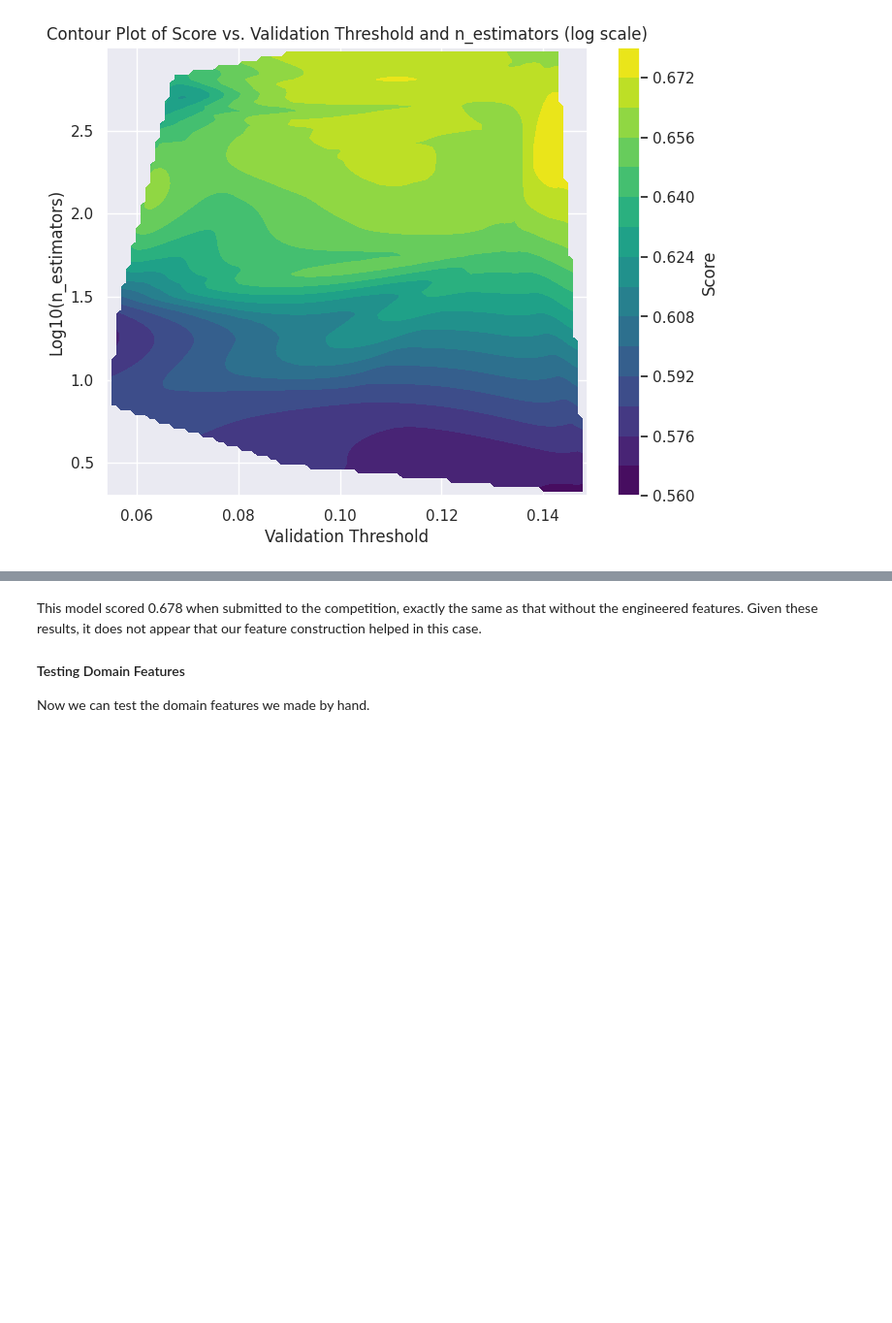
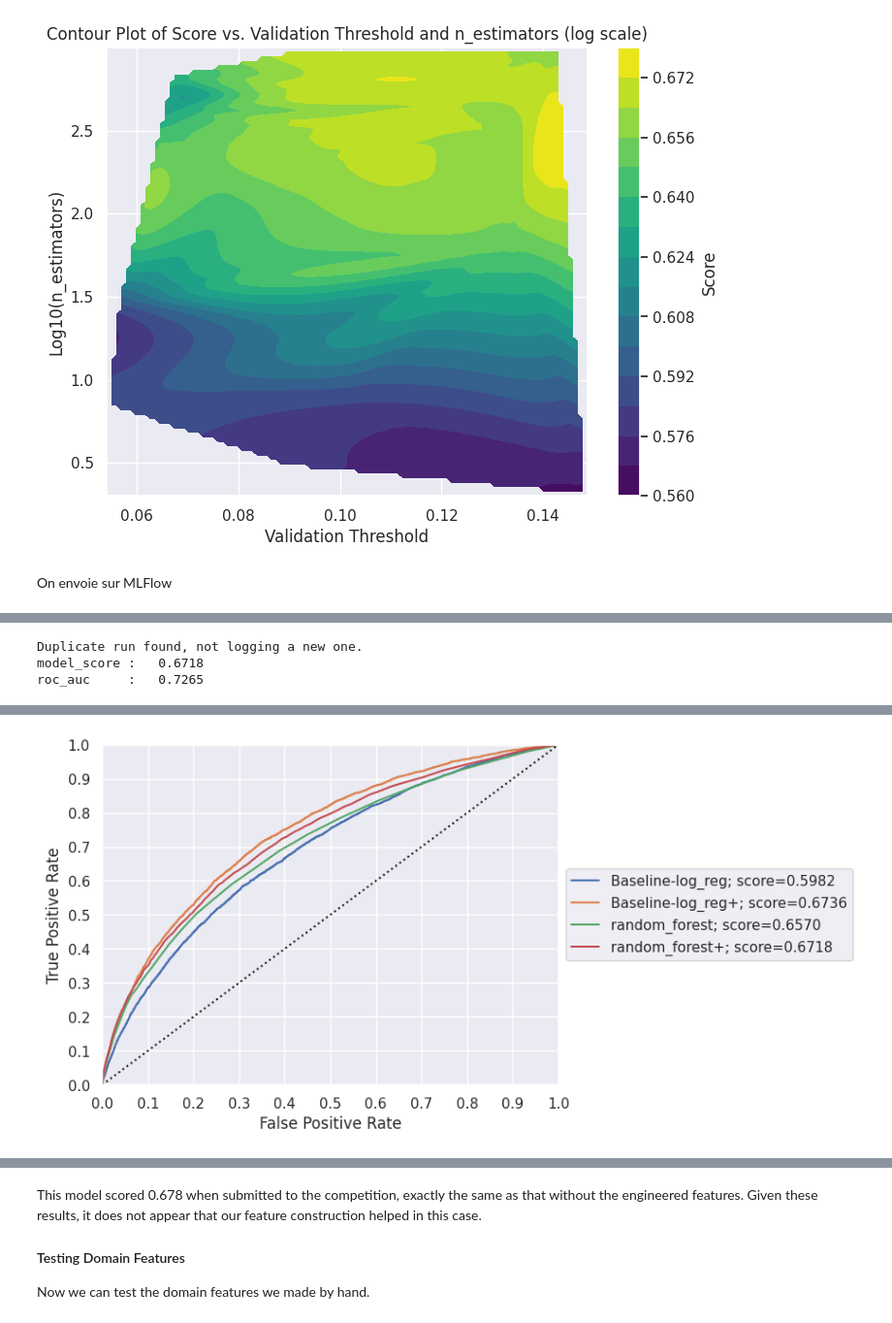
Before and after one commit to nicolascuervo/CreditScoring, a Jupyter notebook: notebooks/CUERVO_Nicolas_2_notebook_modélisation_092024.ipynb, the cells around one changed output, grey strips where cells are left out. Shown at 97% size. Saved outputs shown, nothing was run; the diff lists cells and outputs as text; code cells hidden in the pictures; blank space fills up the shorter version.

```diff
--- a/notebooks/CUERVO_Nicolas_2_notebook_modélisation_092024.ipynb
+++ b/notebooks/CUERVO_Nicolas_2_notebook_modélisation_092024.ipynb
@@ -1171,7 +1178,8 @@ roc_auc     :   0.6876
 # %%
 log_reg.fit(X_train_tfd,y_train)
 y_pred = log_reg.predict_proba(X_test_tfd)[:, 1]
-pred_test_pairs = {model_name:(y_test, y_pred)}
+pred_test_pairs = {model_name:(y_test, y_pred, 0.1)}
+
 plot_roc_curve(pred_test_pairs)
 # %% [output]
 [figure]
@@ -1272,12 +1280,13 @@ model_run = record_model_run(   log_reg,
                      model_version,
                      model_params,
                      artifact_path=artifact_path,
+                     validation_threshold = study.best_params['validation_threshold'],
                      )
 for key, val in model_run.data.metrics.items():
     print(f'{key:<12}:\t{val:>0.4f}')
 
 y_pred = log_reg.predict_proba(X_test_tfd)[:, 1]
-pred_test_pairs[model_name +'+'] = (y_test, y_pred)
+pred_test_pairs[model_name +'+'] = (y_test, y_pred,  study.best_params['validation_threshold'])
 plot_roc_curve(pred_test_pairs)
 # %% [output]
 Duplicate run found, not logging a new one.
@@ -1329,6 +1354,6 @@ roc_auc     :   0.7066
 # %%
 y_pred = random_forest.predict_proba(X_test_tfd)[:, 1]
-pred_test_pairs[model_name] = (y_test, y_pred)
+pred_test_pairs[model_name] = (y_test, y_pred, 0.1)
 plot_roc_curve(pred_test_pairs)
 # %% [output]
 [Parallel(n_jobs=30)]: Using backend ThreadingBackend with 30 concurrent workers.
@@ -1492,3 +1506,37 @@ plt.title('Contour Plot of Score vs. Validation Threshold and n_estimators (log
 plt.show()
 # %% [output]
 [figure]
+# %% [markdown]
+On envoie sur MLFlow
+# %%
+experiment_name = "credit risk assessment"
+model_name = "random_forest"
+artifact_path='random_forest'
+model_version = 2
+
+validation_threshold = np.round(study.best_params['validation_threshold'],6)
+
+model_params = {'n_estimators':study.best_params['n_estimators'],
+                'random_state':50,}
+
+random_forest = RandomForestClassifier(verbose = 1, n_jobs = 30, **model_params)
+
+random_forest = get_trainned_model(random_forest, (X_train_tfd, y_train), model_name, model_version)
+
+model_run = record_model_run(random_forest,
+                    (X_test_tfd, y_test),
+                     experiment_name,
+                     model_name,
+                     model_version,
+                     model_params,
+                     artifact_path=artifact_path,
+                     validation_threshold=validation_threshold,
+                     )
+
+for key, val in model_run.data.metrics.items():
+    print(f'{key:<12}:\t{val:>0.4f}')
+
+y_pred = random_forest.predict_proba(X_test_tfd)[:, 1]
+pred_test_pairs[model_name +'+'] = (y_test, y_pred)
+plot_roc_curve(pred_test_pairs, validation_threshold=validation_threshold)
+# %% [output]
@@ -1494,0 +1547,3 @@ plt.show()
+Duplicate run found, not logging a new one.
+model_score :   0.6718
+roc_auc     :   0.7265
@@ -1495 +1554,2 @@ plt.show()
+[figure, added]
 # %% [markdown]
```
Also changed, not shown: parts of 22 cells of this notebook, 3 other files.
